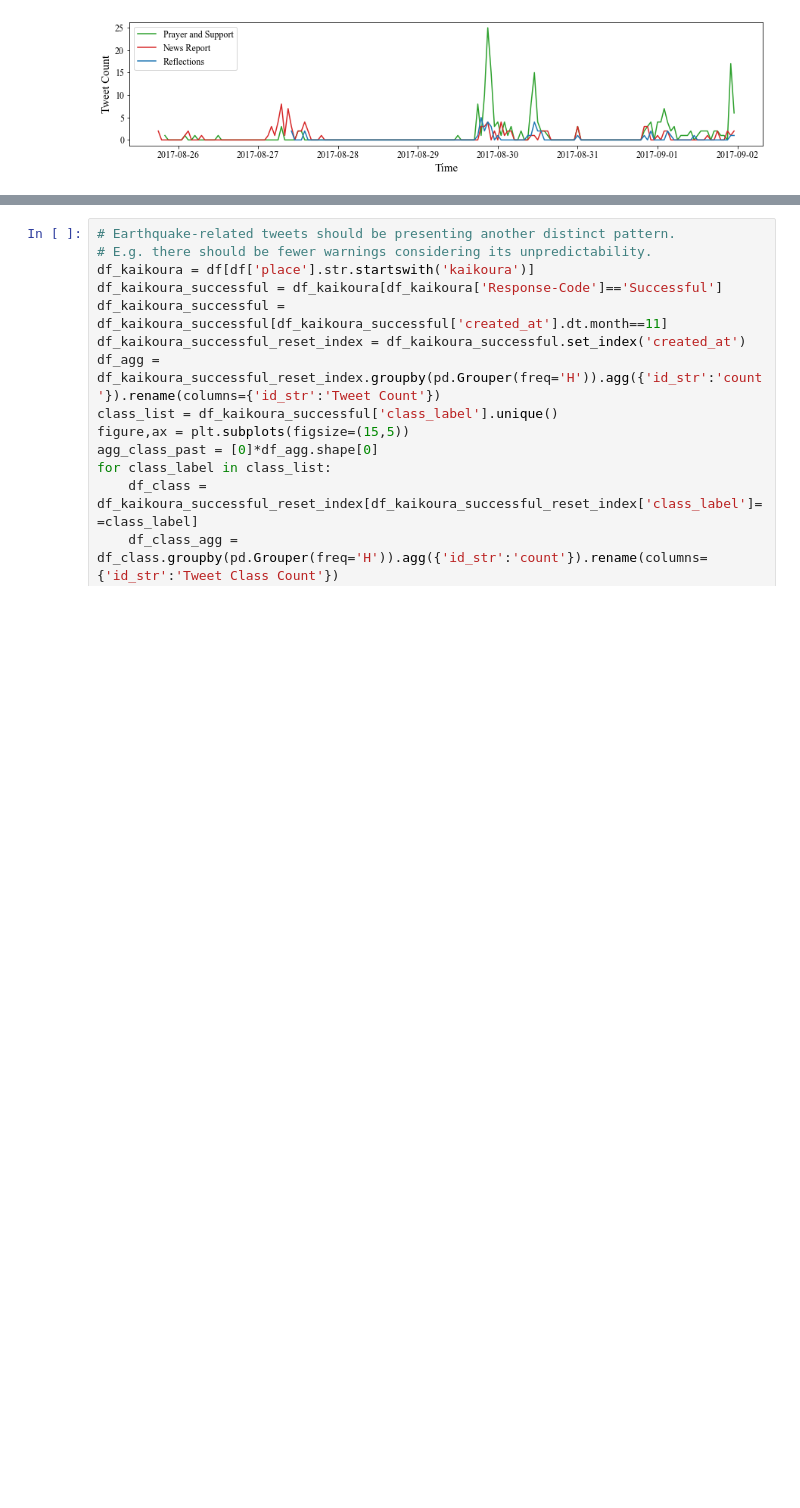
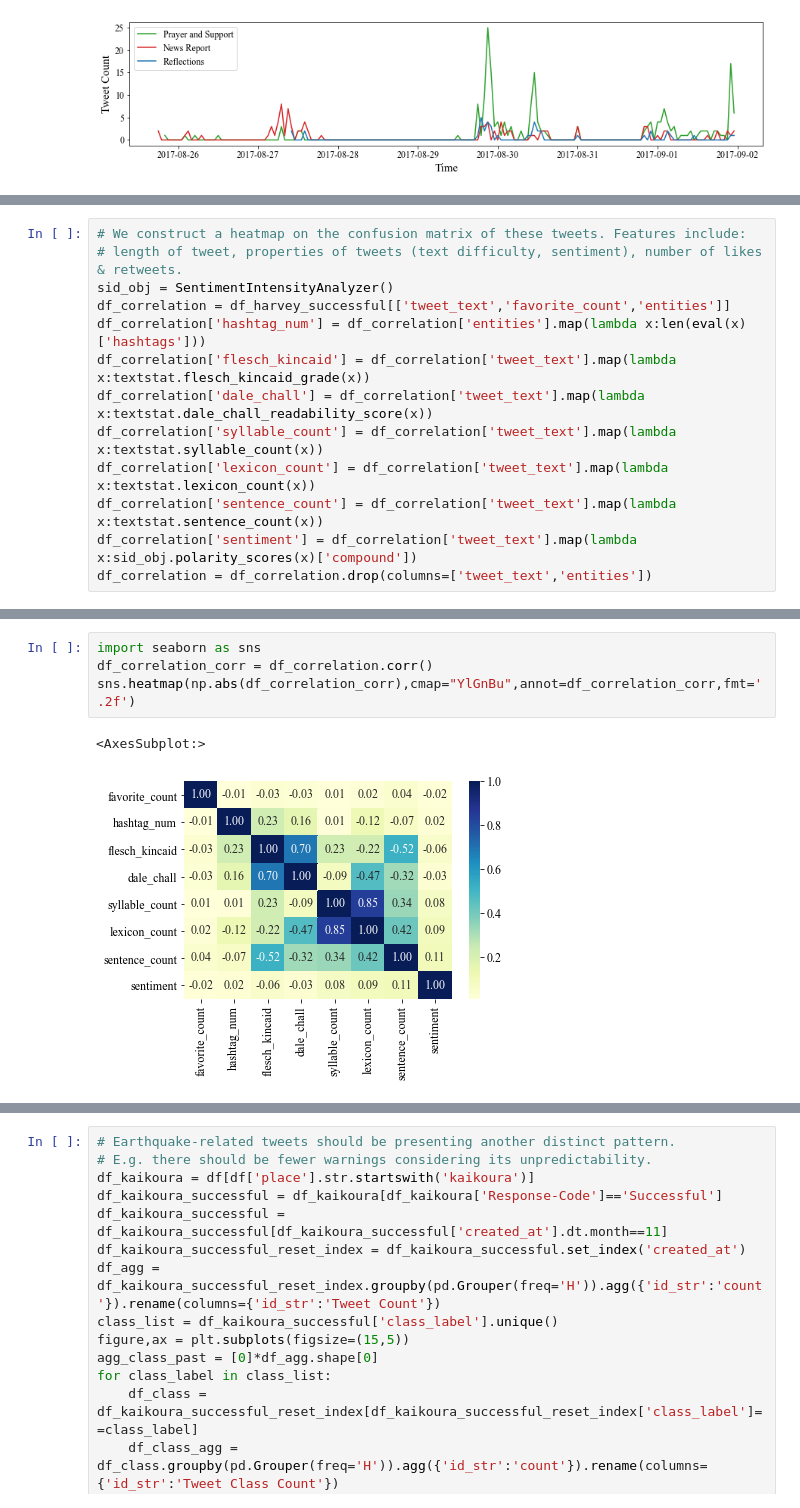
Before and after one commit to Prof-Greatfellow/MADS-Capstone, a Jupyter notebook: Trends-And-Network/Trends-And-General-Properties.ipynb, the cells around one changed output, grey strips where cells are left out. Saved outputs shown, nothing was run; the diff lists cells and outputs as text; blank space fills up the shorter version.

Commit message:
Added Stuff to Trends and General Properties

```diff
--- a/Trends-And-Network/Trends-And-General-Properties.ipynb
+++ b/Trends-And-Network/Trends-And-General-Properties.ipynb
@@ -160,0 +177,13 @@ plt.legend()
+# %%
+# We construct a heatmap on the confusion matrix of these tweets. Features include:
+# length of tweet, properties of tweets (text difficulty, sentiment), number of likes & retweets.
+sid_obj = SentimentIntensityAnalyzer()
+df_correlation = df_harvey_successful[['tweet_text','favorite_count','entities']]
+df_correlation['hashtag_num'] = df_correlation['entities'].map(lambda x:len(eval(x)['hashtags']))
+df_correlation['flesch_kincaid'] = df_correlation['tweet_text'].map(lambda x:textstat.flesch_kincaid_grade(x))
+df_correlation['dale_chall'] = df_correlation['tweet_text'].map(lambda x:textstat.dale_chall_readability_score(x))
+df_correlation['syllable_count'] = df_correlation['tweet_text'].map(lambda x:textstat.syllable_count(x))
+df_correlation['lexicon_count'] = df_correlation['tweet_text'].map(lambda x:textstat.lexicon_count(x))
+df_correlation['sentence_count'] = df_correlation['tweet_text'].map(lambda x:textstat.sentence_count(x))
+df_correlation['sentiment'] = df_correlation['tweet_text'].map(lambda x:sid_obj.polarity_scores(x)['compound'])
+df_correlation = df_correlation.drop(columns=['tweet_text','entities'])
@@ -160,0 +208,7 @@ plt.legend()
+# %%
+import seaborn as sns
+df_correlation_corr = df_correlation.corr()
+sns.heatmap(np.abs(df_correlation_corr),cmap="YlGnBu",annot=df_correlation_corr,fmt='.2f')
+# %% [output]
+<AxesSubplot:>
+[figure, added]
```
Also changed, not shown: parts of 9 cells of this notebook.
